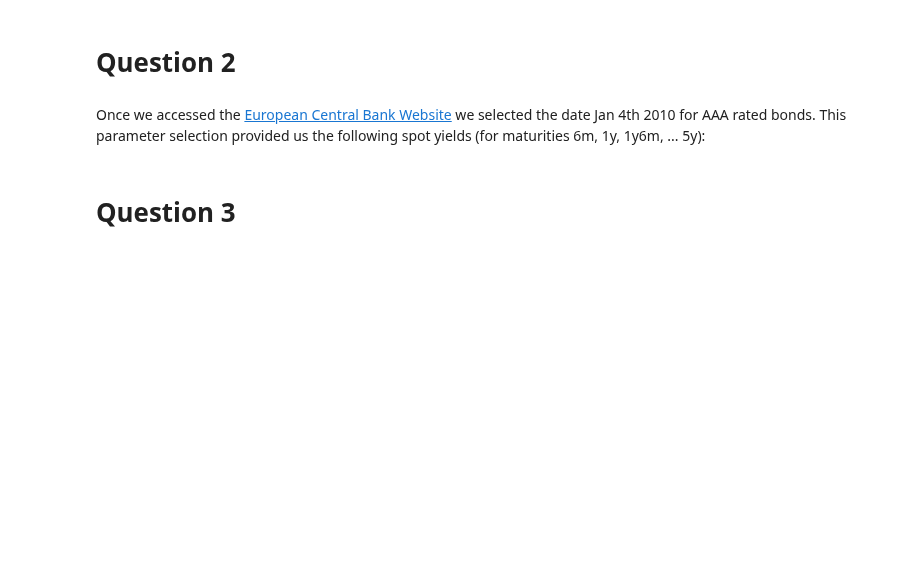
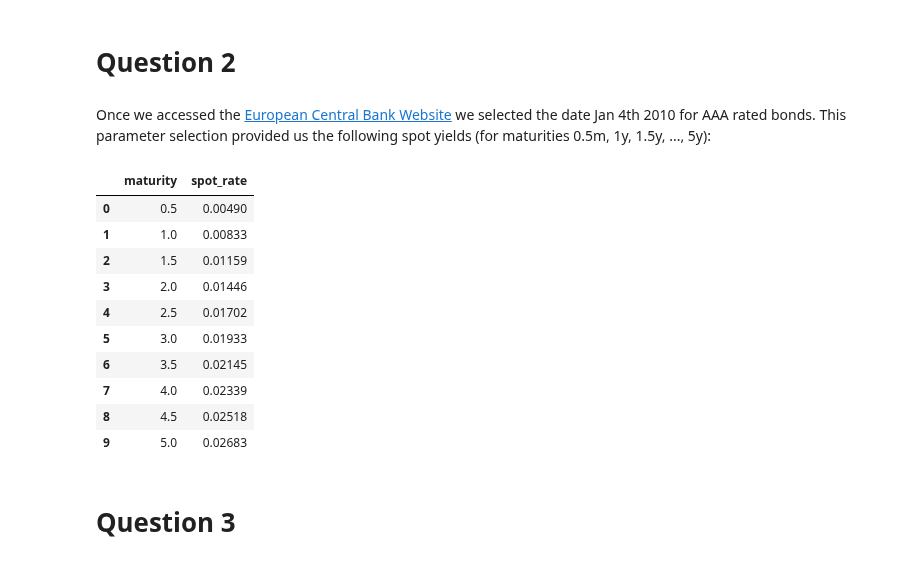
Before and after one commit to daniel-deutsch/FTD, a Jupyter notebook: Risk Management/Project 2/main.ipynb, the cells around one changed output. Drawn from its saved outputs; the diff is of its cells as text; code cells hidden in the pictures; blank space fills up the shorter version.

```diff
--- a/Risk Management/Project 2/main.ipynb
+++ b/Risk Management/Project 2/main.ipynb
@@ -23,15 +24,40 @@ Because bonds are fixed income instruments, their price is closely related to in
 # %% [markdown]
 # Question 2
 # %% [markdown]
-Once we accessed the [European Central Bank Website](https://drive.google.com/drive/u/0/folders/1SSQgOKYpzfZC_0HwGrV7tfcd9-6u5r8k) we selected the date Jan 4th 2010 for AAA rated bonds. This parameter selection provided us the following spot yields (for maturities 6m, 1y, 1y6m, ... 5y):
+Once we accessed the [European Central Bank Website](https://drive.google.com/drive/u/0/folders/1SSQgOKYpzfZC_0HwGrV7tfcd9-6u5r8k) we selected the date Jan 4th 2010 for AAA rated bonds. This parameter selection provided us the following spot yields (for maturities 0.5m, 1y, 1.5y, ..., 5y):
 # %%
 # Defines parameters
 n = 5     # Number of years
 m = 2     # Number of payment periods in a year (2 because its semi-annual payments)
 M = 100   # Par value (100$ According to the European Central Bank Website)
 
 # Obtains the spot yields from the European Central Bank Website
-s = [ 0.00490, 0.00833, 0.01159, 0.01446, 0.01702, 0.01933, 0.02145, 0.02339, 0.02518, 0.02683 ]
+df = pd.DataFrame([
+    (0.5, 0.00490),
+    (1, 0.00833),
+    (1.5, 0.01159),
+    (2, 0.01446),
+    (2.5, 0.01702),
+    (3, 0.01933),
+    (3.5, 0.02145),
+    (4, 0.02339),
+    (4.5, 0.02518),
+    (5, 0.02683),
+], columns=['maturity', 'spot_rate'])
+
+df
+# %% [output]
+|  | maturity | spot_rate |
+| 0 | 0.5 | 0.00490 |
+| 1 | 1.0 | 0.00833 |
+| 2 | 1.5 | 0.01159 |
+| 3 | 2.0 | 0.01446 |
+| 4 | 2.5 | 0.01702 |
+| 5 | 3.0 | 0.01933 |
+| 6 | 3.5 | 0.02145 |
+| 7 | 4.0 | 0.02339 |
+| 8 | 4.5 | 0.02518 |
+| 9 | 5.0 | 0.02683 |
 # %% [markdown]
 # Question 3
 # %% [markdown]
```
Also changed, not shown: parts of 5 cells of this notebook.
